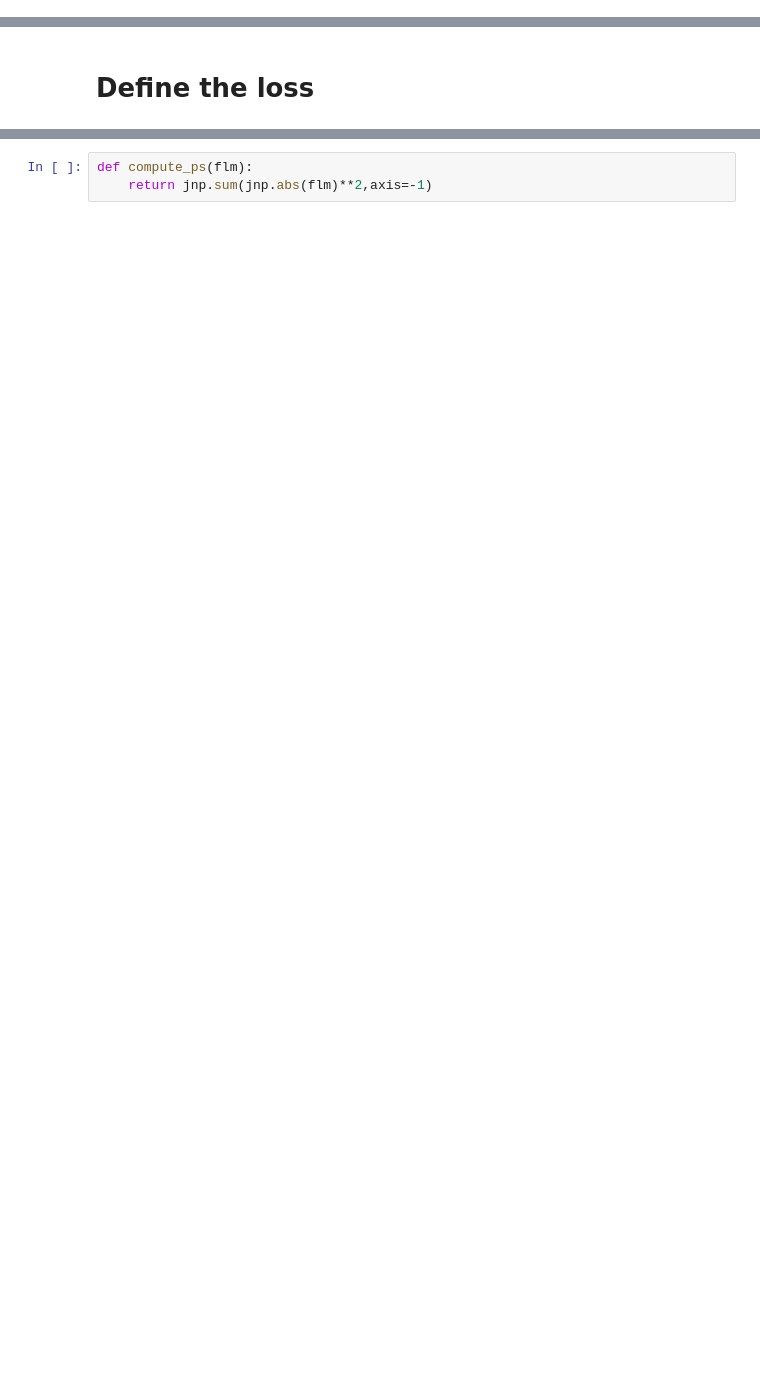
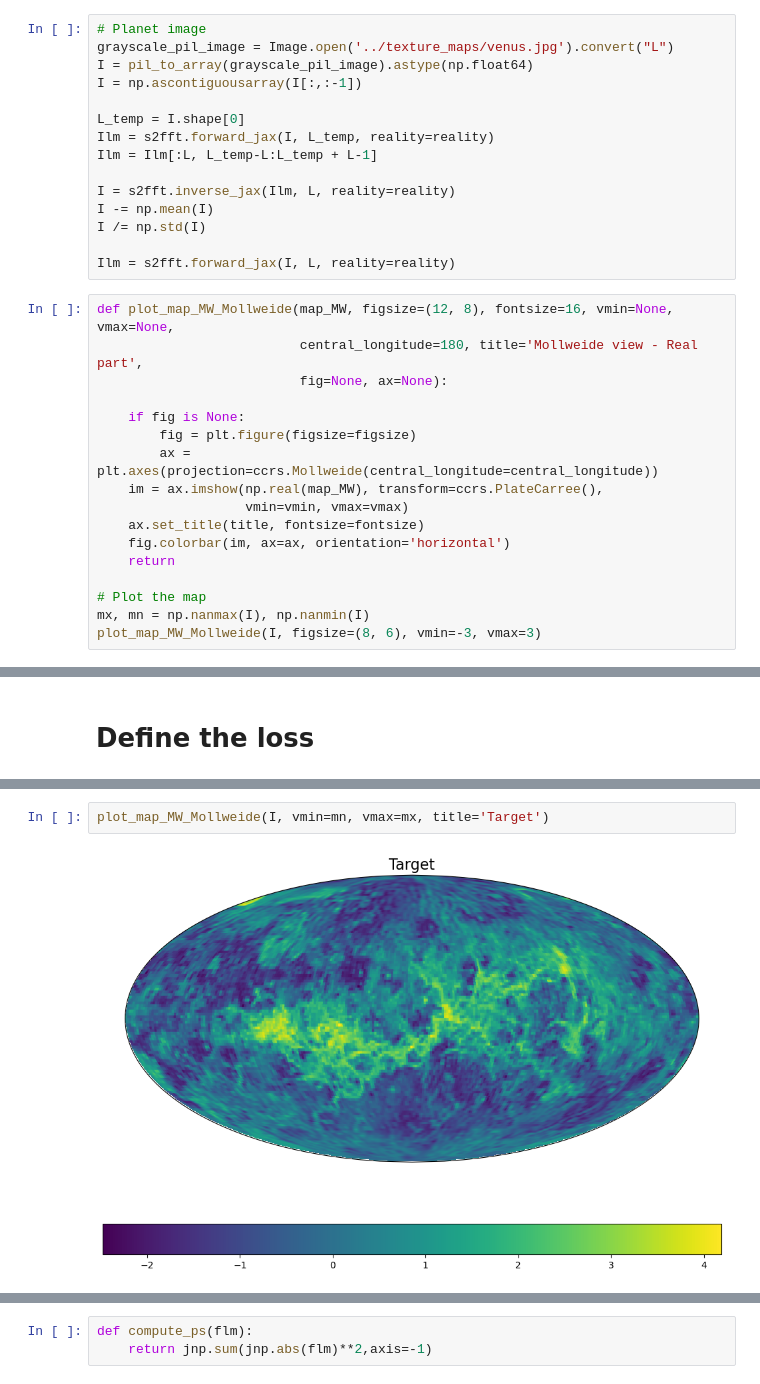
Before and after one commit to mousset/scatcovJAX, a Jupyter notebook: Notebooks/Run_synthesis.ipynb, the cells around one changed output, grey strips where cells are left out. Cells and saved outputs as stored; diff of their text form; blank space fills up the shorter version.

```diff
--- a/Notebooks/Run_synthesis.ipynb
+++ b/Notebooks/Run_synthesis.ipynb
@@ -74,3 +50,35 @@ plt.imshow(I, vmax=mx, vmin=mn, cmap='plasma')
+# %%
+# Planet image
+grayscale_pil_image = Image.open('../texture_maps/venus.jpg').convert("L")
+I = pil_to_array(grayscale_pil_image).astype(np.float64)
+I = np.ascontiguousarray(I[:,:-1])
+
+L_temp = I.shape[0]
+Ilm = s2fft.forward_jax(I, L_temp, reality=reality)
+Ilm = Ilm[:L, L_temp-L:L_temp + L-1]
+
+I = s2fft.inverse_jax(Ilm, L, reality=reality)
+I -= np.mean(I)
+I /= np.std(I)
+
+Ilm = s2fft.forward_jax(I, L, reality=reality)
+# %%
+def plot_map_MW_Mollweide(map_MW, figsize=(12, 8), fontsize=16, vmin=None, vmax=None,
+                          central_longitude=180, title='Mollweide view - Real part',
+                          fig=None, ax=None):
+
+    if fig is None:
+        fig = plt.figure(figsize=figsize)
+        ax = plt.axes(projection=ccrs.Mollweide(central_longitude=central_longitude))
+    im = ax.imshow(np.real(map_MW), transform=ccrs.PlateCarree(),
+                   vmin=vmin, vmax=vmax)
+    ax.set_title(title, fontsize=fontsize)
+    fig.colorbar(im, ax=ax, orientation='horizontal')
+    return
+
+# Plot the map
+mx, mn = np.nanmax(I), np.nanmin(I)
+plot_map_MW_Mollweide(I, figsize=(8, 6), vmin=-3, vmax=3)
 # %% [markdown]
 # Wavelets
 # %%
@@ -167,0 +198,4 @@ plt.show()
+# %%
+plot_map_MW_Mollweide(I, vmin=mn, vmax=mx, title='Target')
+# %% [output]
+[figure, added]
```
Also changed, not shown: parts of 19 cells of this notebook.
